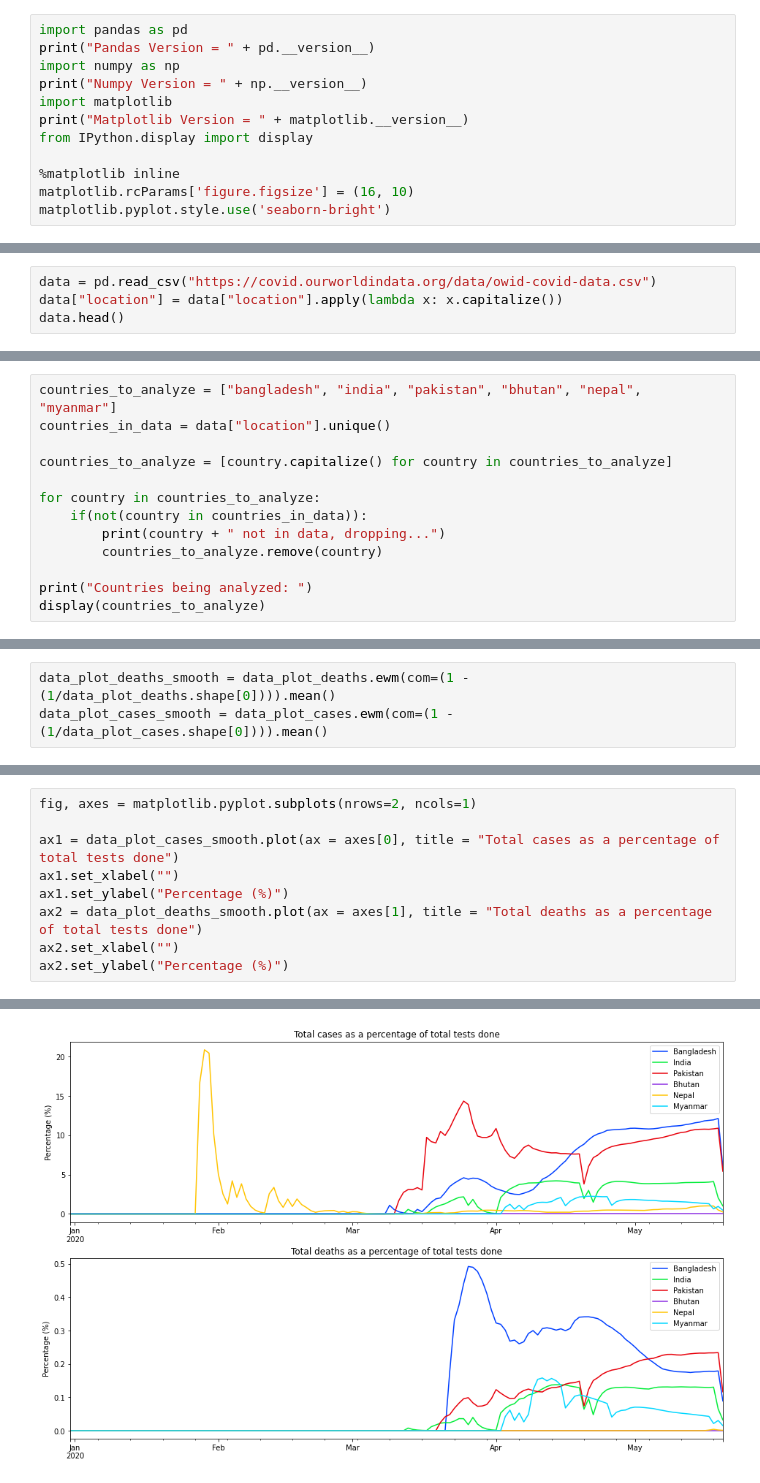
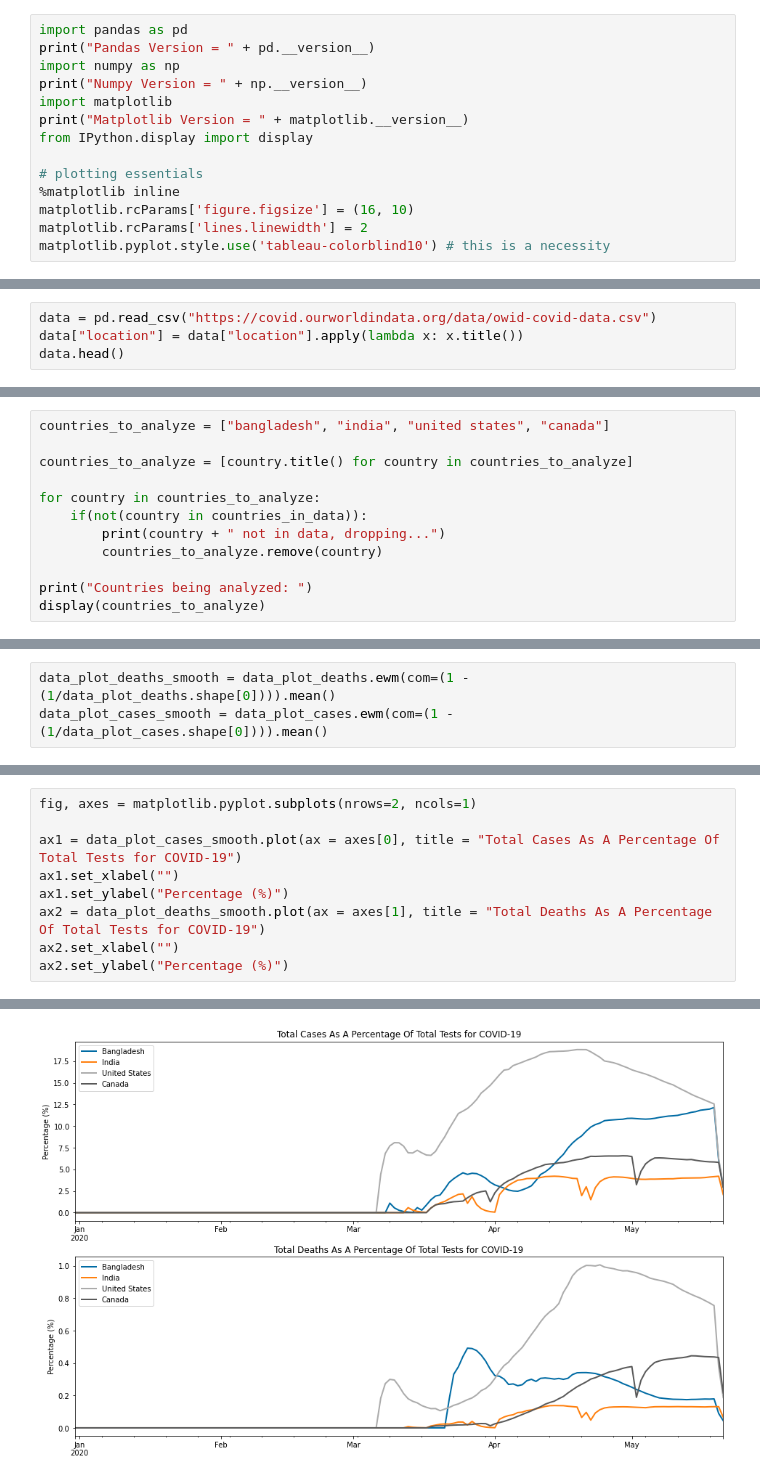
Before and after one commit to mashnoon1234/analyzing-covid19-data, a Jupyter notebook: covid19-data-analysis.ipynb, the cells around one changed output, grey strips where cells are left out. Cells and saved outputs as stored; diff of their text form.

Commit message:
add comments. rearrange code. change plot saving code

```diff
--- a/covid19-data-analysis.ipynb
+++ b/covid19-data-analysis.ipynb
@@ -11,9 +11,11 @@ import matplotlib
 print("Matplotlib Version = " + matplotlib.__version__)
 from IPython.display import display
 
+# plotting essentials
 %matplotlib inline
 matplotlib.rcParams['figure.figsize'] = (16, 10)
-matplotlib.pyplot.style.use('seaborn-bright')
+matplotlib.rcParams['lines.linewidth'] = 2
+matplotlib.pyplot.style.use('tableau-colorblind10') # this is a necessity
 # %% [output]
 Pandas Version = 1.0.3
 Numpy Version = 1.18.4
@@ -25,6 +27,6 @@ I thank the collaborators of this data collection project for their awesome work
 # %%
 data = pd.read_csv("https://covid.ourworldindata.org/data/owid-covid-data.csv")
-data["location"] = data["location"].apply(lambda x: x.capitalize())
+data["location"] = data["location"].apply(lambda x: x.title())
 data.head()
 # %% [output]
 |  | iso_code | location | date | total_cases | new_cases | total_deaths | new_deaths | total_cases_per_million | ... |
@@ -42,8 +72,7 @@ def print_dictionary(dictionary):
 # %%
-countries_to_analyze = ["bangladesh", "india", "pakistan", "bhutan", "nepal", "myanmar"]
-countries_in_data = data["location"].unique()
+countries_to_analyze = ["bangladesh", "india", "united states", "canada"]
 
-countries_to_analyze = [country.capitalize() for country in countries_to_analyze]
+countries_to_analyze = [country.title() for country in countries_to_analyze]
 
 for country in countries_to_analyze:
     if(not(country in countries_in_data)):
@@ -252,12 +298,12 @@ data_plot_cases_smooth = data_plot_cases.ewm(com=(1 - (1/data_plot_cases.shape[0
 # %%
 fig, axes = matplotlib.pyplot.subplots(nrows=2, ncols=1)
 
-ax1 = data_plot_cases_smooth.plot(ax = axes[0], title = "Total cases as a percentage of total tests done")
+ax1 = data_plot_cases_smooth.plot(ax = axes[0], title = "Total Cases As A Percentage Of Total Tests for COVID-19")
 ax1.set_xlabel("")
 ax1.set_ylabel("Percentage (%)")
-ax2 = data_plot_deaths_smooth.plot(ax = axes[1], title = "Total deaths as a percentage of total tests done")
+ax2 = data_plot_deaths_smooth.plot(ax = axes[1], title = "Total Deaths As A Percentage Of Total Tests for COVID-19")
 ax2.set_xlabel("")
 ax2.set_ylabel("Percentage (%)")
 # %% [output]
 Text(0, 0.5, 'Percentage (%)')
-[figure, old version]
+[figure, new version]
```
Also changed, not shown: parts of 20 cells of this notebook.
